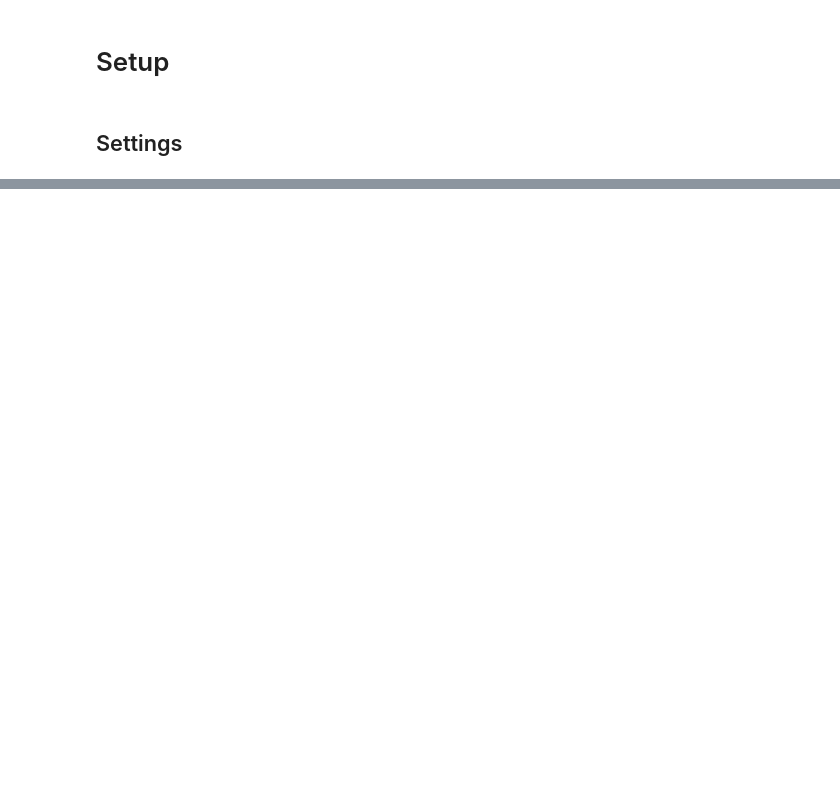
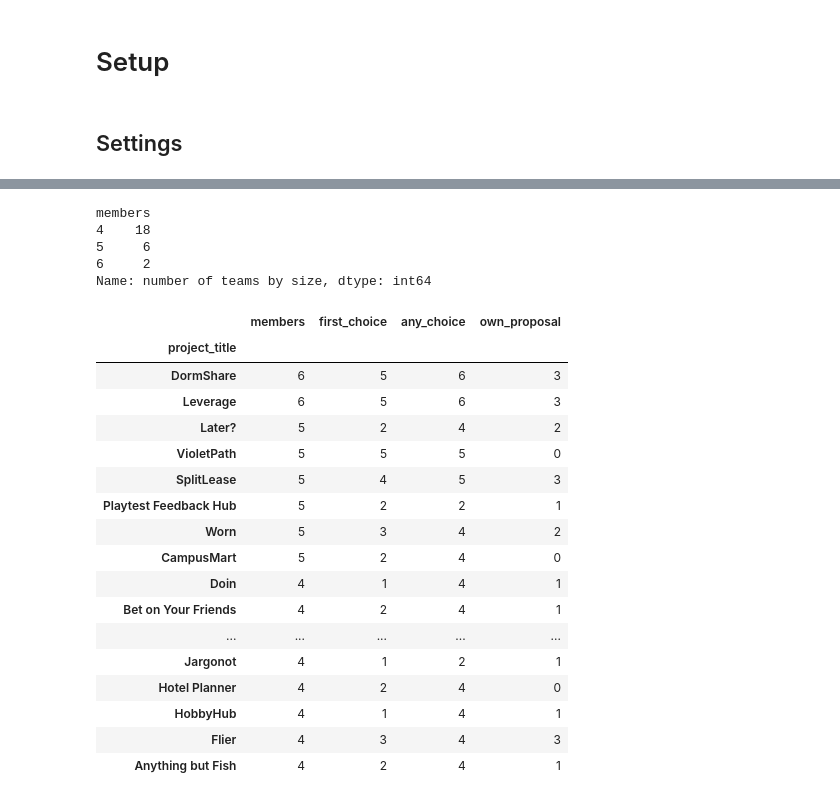
Before and after one commit to nyu-software-engineering/team-formation, a Jupyter notebook: project-groups.ipynb, the cells around one changed output, grey strips where cells are left out. Saved outputs shown, nothing was run; the diff lists cells and outputs as text; code cells hidden in the pictures; blank space fills up the shorter version.

```diff
--- a/project-groups.ipynb
+++ b/project-groups.ipynb
@@ -474,9 +555,33 @@ team_summary
 # %%
-def snake_case(name):
-    return re.sub(r'[^a-z0-9]+', '_', name.lower()).strip('_')
-
-df_assignments['project'] = df_assignments['project_title'].map(snake_case)
-assert df_assignments.groupby('project')['project_title'].nunique().max() == 1, 'two projects have the same snake case name'
-df_assignments = df_assignments.sort_values(['project', 'own', 'email'], ascending=[True, False, True])
-df_assignments[['email', 'project', 'own', 'project_title', 'choice']].to_csv(OUTPUT_FILE, index=False)
-print(f'Saved {len(df_assignments)} assignments to {OUTPUT_FILE}')
+team_summary = df_assignments.groupby('project_title').agg(
+    members=('email', 'size'),
+    first_choice=('choice', lambda s: (s == '1st').sum()),
+    any_choice=('choice', lambda s: s.isin(['1st', '2nd', '3rd']).sum()),
+    own_proposal=('own', 'sum'),
+).sort_values('members', ascending=False)
+print(team_summary['members'].value_counts().sort_index().rename('number of teams by size'))
+team_summary
+# %% [output]
+members
+4    18
+5     6
+6     2
+Name: number of teams by size, dtype: int64
+|  | members | first_choice | any_choice | own_proposal |
+| project_title |  |  |  |  |
+| DormShare | 6 | 5 | 6 | 3 |
+| Leverage | 6 | 5 | 6 | 3 |
+| Later? | 5 | 2 | 4 | 2 |
+| VioletPath | 5 | 5 | 5 | 0 |
+| SplitLease | 5 | 4 | 5 | 3 |
+| Playtest Feedback Hub | 5 | 2 | 2 | 1 |
+| Worn | 5 | 3 | 4 | 2 |
+| CampusMart | 5 | 2 | 4 | 0 |
+| Doin | 4 | 1 | 4 | 1 |
+| Bet on Your Friends | 4 | 2 | 4 | 1 |
+| ... | ... | ... | ... | ... |
+| Jargonot | 4 | 1 | 2 | 1 |
+| Hotel Planner | 4 | 2 | 4 | 0 |
+| HobbyHub | 4 | 1 | 4 | 1 |
+| Flier | 4 | 3 | 4 | 3 |
+| Anything but Fish | 4 | 2 | 4 | 1 |
```
Also changed, not shown: parts of 42 cells of this notebook, 1 other file.
